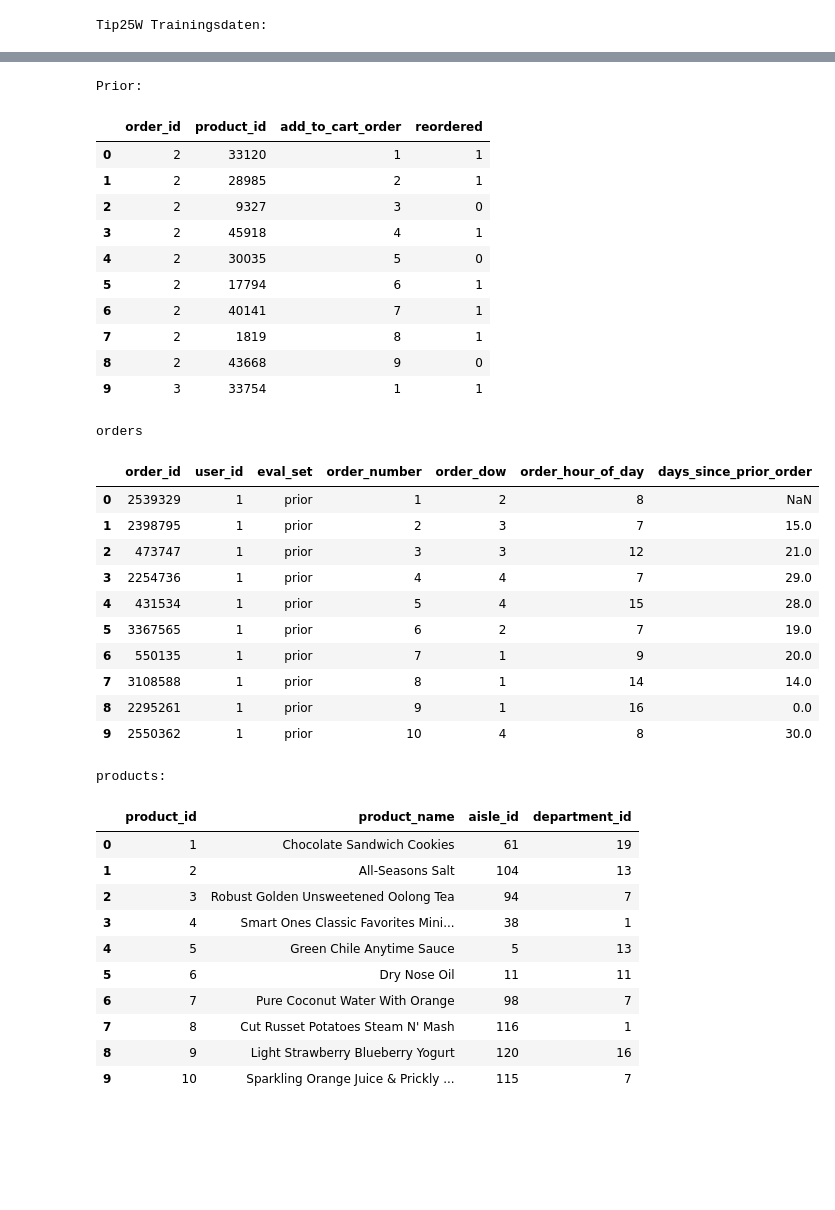
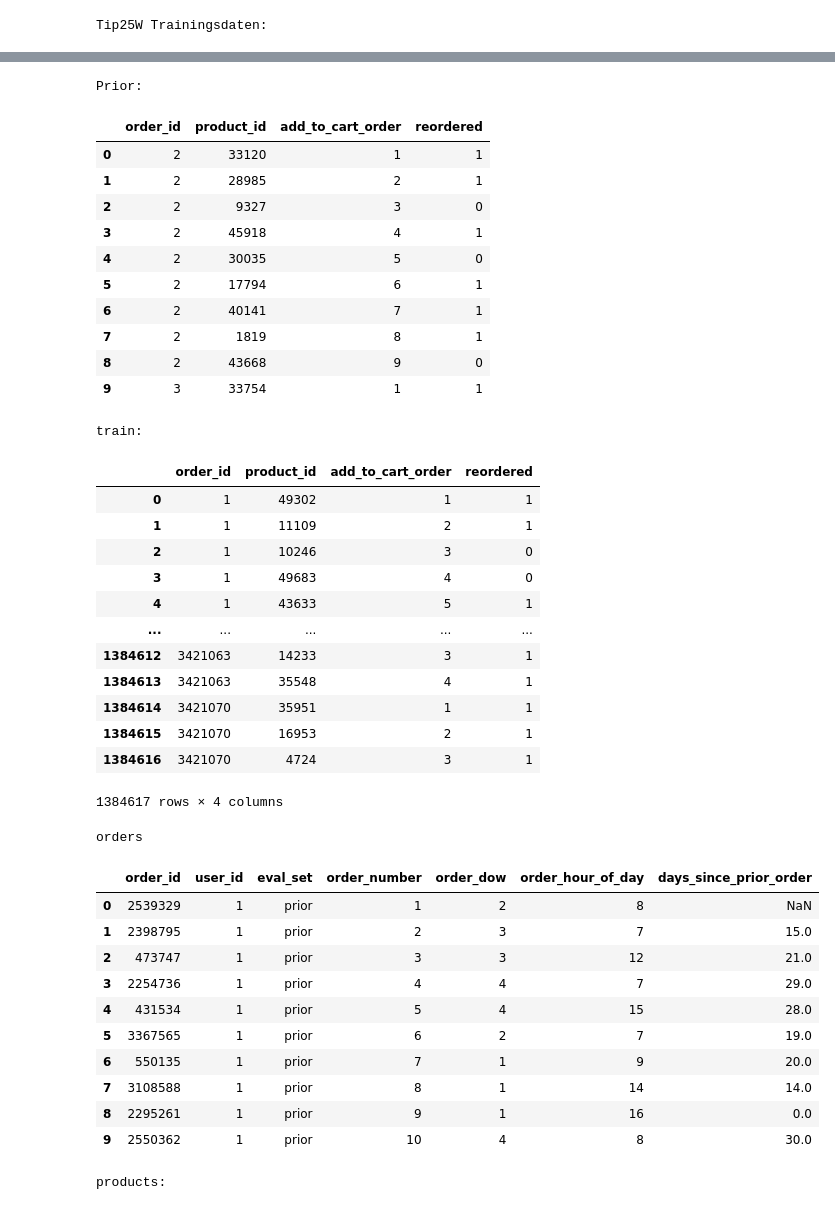
Before and after one commit to Chemmic/DataScience, a Jupyter notebook: data_science_project_aufgabe2.ipynb, the cells around one changed output, grey strips where cells are left out. Drawn from its saved outputs; the diff is of its cells as text; code cells hidden in the pictures; blank space fills up the shorter version.

```diff
--- a/data_science_project_aufgabe2.ipynb
+++ b/data_science_project_aufgabe2.ipynb
@@ -15,15 +15,21 @@ dir_suffix_entpackt = dir_suffix + "Daten_ausgepackt/"
 print("Tip25W Testdaten Template:")
 testdata = pd.read_csv(dir_suffix+"tip25W_testdaten_template.csv")
 
-display(testdata.head(10))
+display(testdata.head(12))
 
 print("Tip25W Trainingsdaten:")
 trainingdata = pd.read_csv(dir_suffix+"tip25W_trainingsdaten.csv")
-display(trainingdata.head(10))
+# ist das gleiche wie orders gefiltert nach nur prior und das gleiche wie der prior Datensatz
+#trainingdata = trainingdata[:300000]
+display(trainingdata.head(11))
 
 print("Prior:")
 df_orders_prior = pd.read_csv(dir_suffix_entpackt+ "order_products__prior.csv")
 display(df_orders_prior.head(10))
+
+print("train:")
+df_orders_train = pd.read_csv(dir_suffix_entpackt + "order_products__train.csv")
+display(df_orders_train)
 
 print("orders")
 df_orders = pd.read_csv(dir_suffix_entpackt + "orders.csv")
@@ -60,36 +69,39 @@ Tip25W Trainingsdaten:
 Prior:
 |  | order_id | product_id | add_to_cart_order | reordered |
 | 0 | 2 | 33120 | 1 | 1 |
 | 1 | 2 | 28985 | 2 | 1 |
 | 2 | 2 | 9327 | 3 | 0 |
 | 3 | 2 | 45918 | 4 | 1 |
 | 4 | 2 | 30035 | 5 | 0 |
 | 5 | 2 | 17794 | 6 | 1 |
 | 6 | 2 | 40141 | 7 | 1 |
 | 7 | 2 | 1819 | 8 | 1 |
 | 8 | 2 | 43668 | 9 | 0 |
 | 9 | 3 | 33754 | 1 | 1 |
-orders
+train:
-|  | order_id | user_id | eval_set | order_number | order_dow | order_hour_of_day | days_since_prior_order |
-| 0 | 2539329 | 1 | prior | 1 | 2 | 8 | NaN |
-| 1 | 2398795 | 1 | prior | 2 | 3 | 7 | 15.0 |
-| 2 | 473747 | 1 | prior | 3 | 3 | 12 | 21.0 |
-| 3 | 2254736 | 1 | prior | 4 | 4 | 7 | 29.0 |
-| 4 | 431534 | 1 | prior | 5 | 4 | 15 | 28.0 |
-| 5 | 3367565 | 1 | prior | 6 | 2 | 7 | 19.0 |
-| 6 | 550135 | 1 | prior | 7 | 1 | 9 | 20.0 |
-| 7 | 3108588 | 1 | prior | 8 | 1 | 14 | 14.0 |
-| 8 | 2295261 | 1 | prior | 9 | 1 | 16 | 0.0 |
-| 9 | 2550362 | 1 | prior | 10 | 4 | 8 | 30.0 |
+|  | order_id | product_id | add_to_cart_order | reordered |
+| 0 | 1 | 49302 | 1 | 1 |
+| 1 | 1 | 11109 | 2 | 1 |
+| 2 | 1 | 10246 | 3 | 0 |
+| 3 | 1 | 49683 | 4 | 0 |
+| 4 | 1 | 43633 | 5 | 1 |
+| ... | ... | ... | ... | ... |
+| 1384612 | 3421063 | 14233 | 3 | 1 |
+| 1384613 | 3421063 | 35548 | 4 | 1 |
+| 1384614 | 3421070 | 35951 | 1 | 1 |
+| 1384615 | 3421070 | 16953 | 2 | 1 |
+| 1384616 | 3421070 | 4724 | 3 | 1 |
-products:
+1384617 rows × 4 columns
+orders
-|  | product_id | product_name | aisle_id | department_id |
-| 0 | 1 | Chocolate Sandwich Cookies | 61 | 19 |
-| 1 | 2 | All-Seasons Salt | 104 | 13 |
-| 2 | 3 | Robust Golden Unsweetened Oolong Tea | 94 | 7 |
-| 3 | 4 | Smart Ones Classic Favorites Mini... | 38 | 1 |
-| 4 | 5 | Green Chile Anytime Sauce | 5 | 13 |
-| 5 | 6 | Dry Nose Oil | 11 | 11 |
-| 6 | 7 | Pure Coconut Water With Orange | 98 | 7 |
-| 7 | 8 | Cut Russet Potatoes Steam N' Mash | 116 | 1 |
-| 8 | 9 | Light Strawberry Blueberry Yogurt | 120 | 16 |
-| 9 | 10 | Sparkling Orange Juice & Prickly ... | 115 | 7 |
+|  | order_id | user_id | eval_set | order_number | order_dow | order_hour_of_day | days_since_prior_order |
+| 0 | 2539329 | 1 | prior | 1 | 2 | 8 | NaN |
+| 1 | 2398795 | 1 | prior | 2 | 3 | 7 | 15.0 |
+| 2 | 473747 | 1 | prior | 3 | 3 | 12 | 21.0 |
+| 3 | 2254736 | 1 | prior | 4 | 4 | 7 | 29.0 |
+| 4 | 431534 | 1 | prior | 5 | 4 | 15 | 28.0 |
+| 5 | 3367565 | 1 | prior | 6 | 2 | 7 | 19.0 |
+| 6 | 550135 | 1 | prior | 7 | 1 | 9 | 20.0 |
+| 7 | 3108588 | 1 | prior | 8 | 1 | 14 | 14.0 |
+| 8 | 2295261 | 1 | prior | 9 | 1 | 16 | 0.0 |
+| 9 | 2550362 | 1 | prior | 10 | 4 | 8 | 30.0 |
+products:
```
Also changed, not shown: parts of 12 cells of this notebook.
